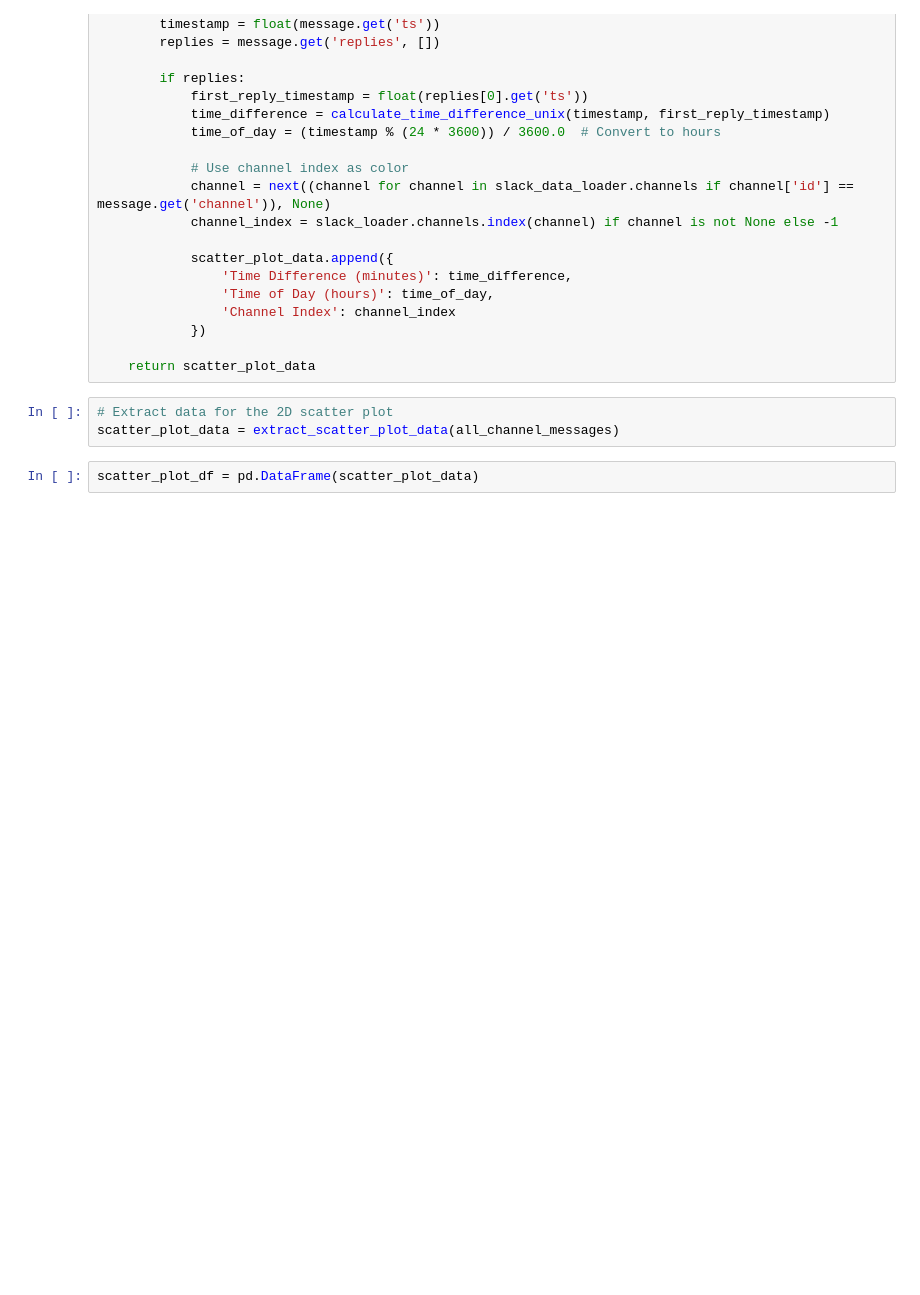
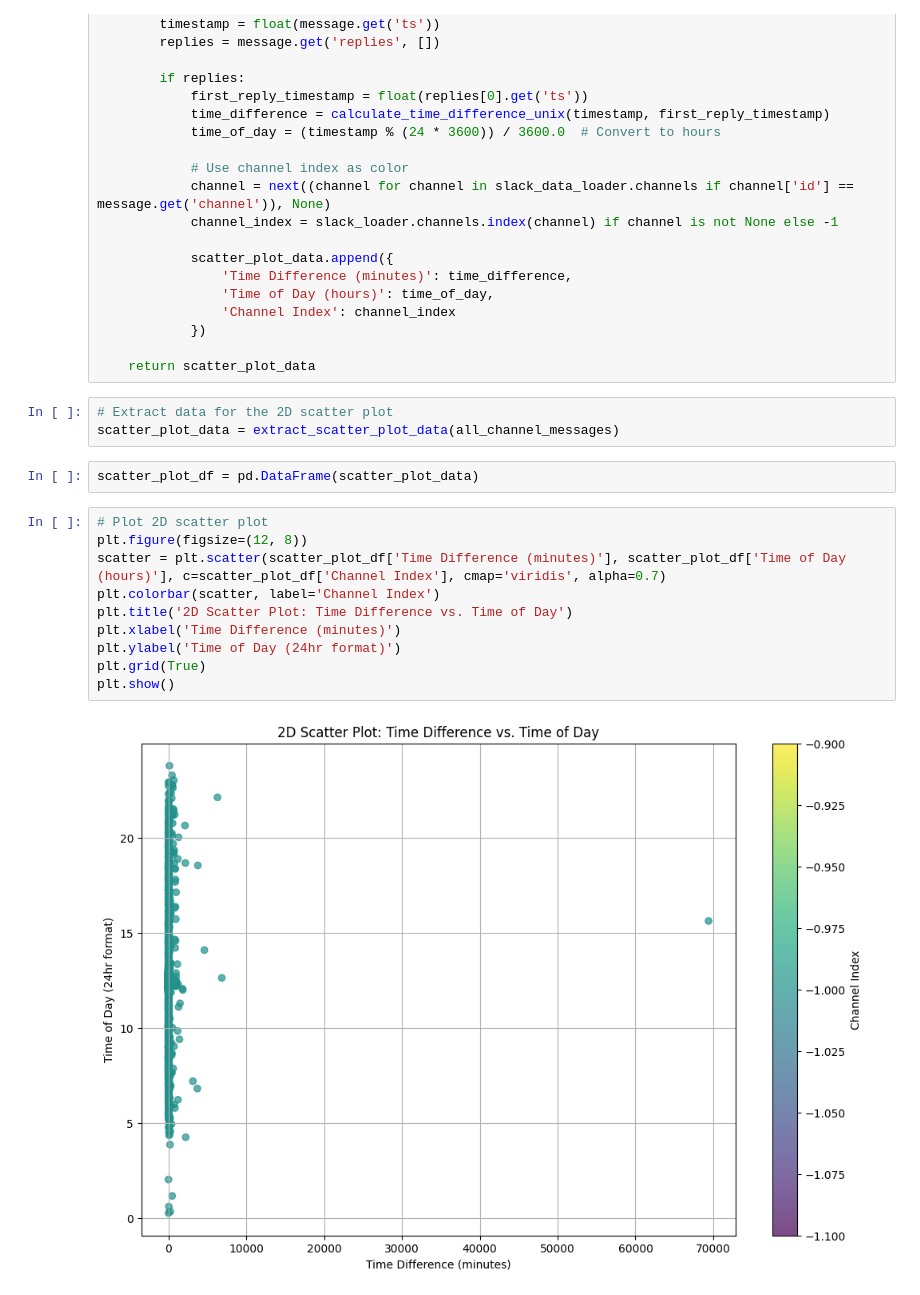
Before and after one commit to AbelBekele/10-Academy-Week-0, a Jupyter notebook: notebooks/EDA.ipynb, the cells around one changed output. Saved outputs shown, nothing was run; the diff lists cells and outputs as text; blank space fills up the shorter version.

Commit message:
Time difference EDA

```diff
--- a/notebooks/EDA.ipynb
+++ b/notebooks/EDA.ipynb
@@ -402,3 +402,15 @@ def extract_scatter_plot_data(messages):
 scatter_plot_data = extract_scatter_plot_data(all_channel_messages)
 # %%
 scatter_plot_df = pd.DataFrame(scatter_plot_data)
+# %%
+# Plot 2D scatter plot
+plt.figure(figsize=(12, 8))
+scatter = plt.scatter(scatter_plot_df['Time Difference (minutes)'], scatter_plot_df['Time of Day (hours)'], c=scatter_plot_df['Channel Index'], cmap='viridis', alpha=0.7)
+plt.colorbar(scatter, label='Channel Index')
+plt.title('2D Scatter Plot: Time Difference vs. Time of Day')
+plt.xlabel('Time Difference (minutes)')
+plt.ylabel('Time of Day (24hr format)')
+plt.grid(True)
+plt.show()
+# %% [output]
+[figure, added]
```
